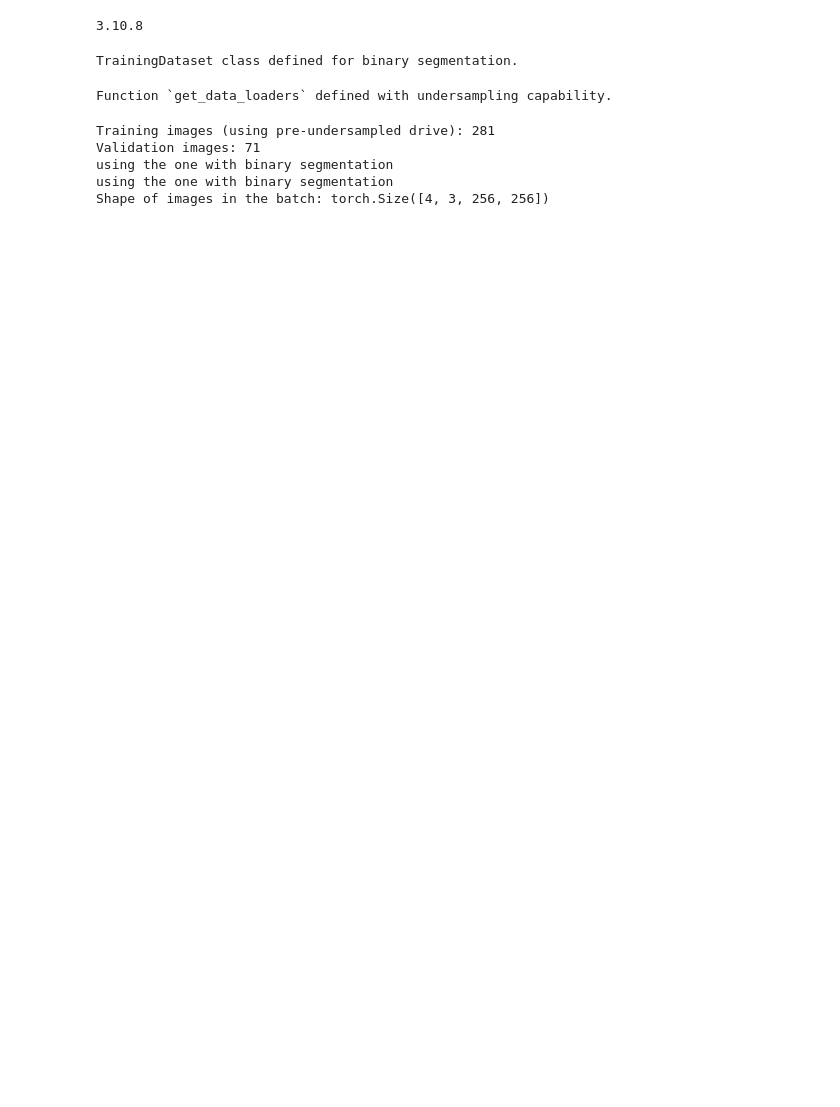
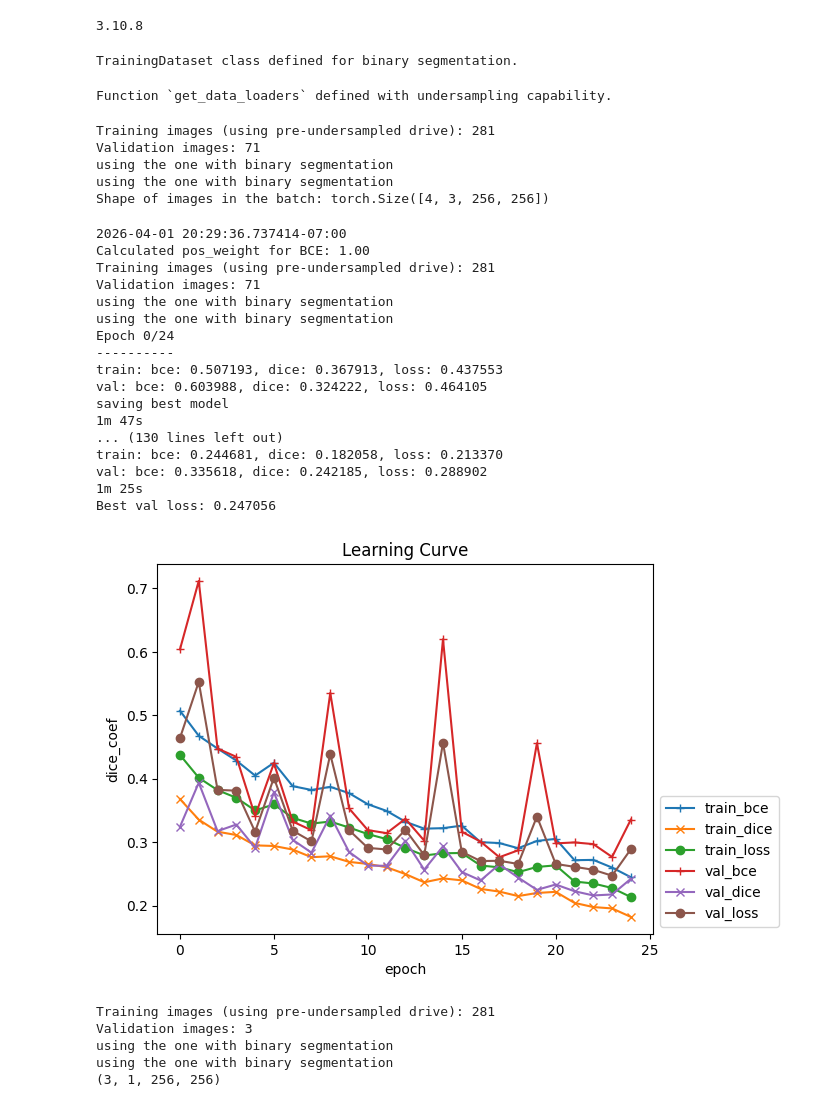
Before and after one commit to YWCat/segmentation-earthquake-damage-assessment, a Jupyter notebook: unet-detect-house.ipynb, the cells around one changed output. Drawn from its saved outputs; the diff is of its cells as text; code cells hidden in the pictures; blank space fills up the shorter version.

```diff
--- a/unet-detect-house.ipynb
+++ b/unet-detect-house.ipynb
@@ -501,9 +501,18 @@ using the one with binary segmentation
 using the one with binary segmentation
 Shape of images in the batch: torch.Size([4, 3, 256, 256])
 # %%
+from datetime import datetime
+from zoneinfo import ZoneInfo
+
+# Get the current time in a specific timezone (e.g., 'US/Pacific')
+tz = ZoneInfo('US/Pacific')
+current_time_tz = datetime.now(tz);
+
+# Print the timezone-aware time
+print(current_time_tz);
 
 num_class = 1 # Set num_class to 1 for binary segmentation (road vs. background)
-num_epochs = 5 #one epoch is 5 min
+num_epochs = 25 #one epoch is 2-3 min
 device = torch.device("cuda:0" if torch.cuda.is_available() else "cpu")
 
 pos_weight_val = 1 #TEMPORARY
@@ -517,35 +526,59 @@ optimizer_ft = optim.Adam(filter(lambda p: p.requires_grad, model.parameters()),
 exp_lr_scheduler = lr_scheduler.StepLR(optimizer_ft, step_size=60, gamma=0.1)
 
 model, history = train_model(model, optimizer_ft, exp_lr_scheduler, num_epochs=num_epochs, subset_size = 1600, pos_weight=pos_weight)
-torch.save(model.state_dict(), '/Users/yujiewu/SP/model-saves/binary_road_unet.pth')
+torch.save(model.state_dict(), '/Users/yujiewu/SP/model-saves/unet-detect-house.pth')
 
 # Plot learning curves
 plot_errors(history, 'Learning Curve')
 
 model.eval()  # Set model to the evaluation mode
 
 # Re-initialize dataloaders for testing/visualization, also with the small subset
 test_dataloaders = get_data_loaders(batch_size=3, subset_size=15) # Get 3 samples for plotting from the small subset
 test_loader = test_dataloaders['val'] # Use the validation set as test set for visualization
 
 # Get the first batch
 inputs, labels = next(iter(test_loader))
 inputs = inputs.to(device)
 labels = labels.to(device)
 
 # Predict
 pred = model(inputs)
 # The loss functions include the sigmoid function. Apply sigmoid to get probabilities.
 pred = F.sigmoid(pred)
 pred = pred.data.cpu().numpy()
 print(pred.shape)
 
 # Change channel-order and make 3 channels for matplot
 input_images_rgb = [reverse_transform(x) for x in inputs.cpu()]
 
 # Map each channel (i.e. class) to each color (labels and predictions will be single channel)
 target_masks_rgb = [masks_to_colorimg(x) for x in labels.cpu().numpy()]
 pred_rgb = [masks_to_colorimg(x, threshold = 0.5) for x in pred]
 
 plot_side_by_side([input_images_rgb, target_masks_rgb, pred_rgb])
 #return pred, labels, inputs # Return pred, labels, and inputs for further analysis
+# %% [output]
+2026-04-01 20:29:36.737414-07:00
+Calculated pos_weight for BCE: 1.00
+Training images (using pre-undersampled drive): 281
+Validation images: 71
+using the one with binary segmentation
+using the one with binary segmentation
+Epoch 0/24
+----------
+train: bce: 0.507193, dice: 0.367913, loss: 0.437553
+val: bce: 0.603988, dice: 0.324222, loss: 0.464105
+saving best model
+1m 47s
+... (130 lines left out)
+train: bce: 0.244681, dice: 0.182058, loss: 0.213370
+val: bce: 0.335618, dice: 0.242185, loss: 0.288902
+1m 25s
+Best val loss: 0.247056
+[figure, added]
+Training images (using pre-undersampled drive): 281
+Validation images: 3
+using the one with binary segmentation
+using the one with binary segmentation
+(3, 1, 256, 256)
```
Also changed, not shown: parts of 3 cells of this notebook, 4 other files.
